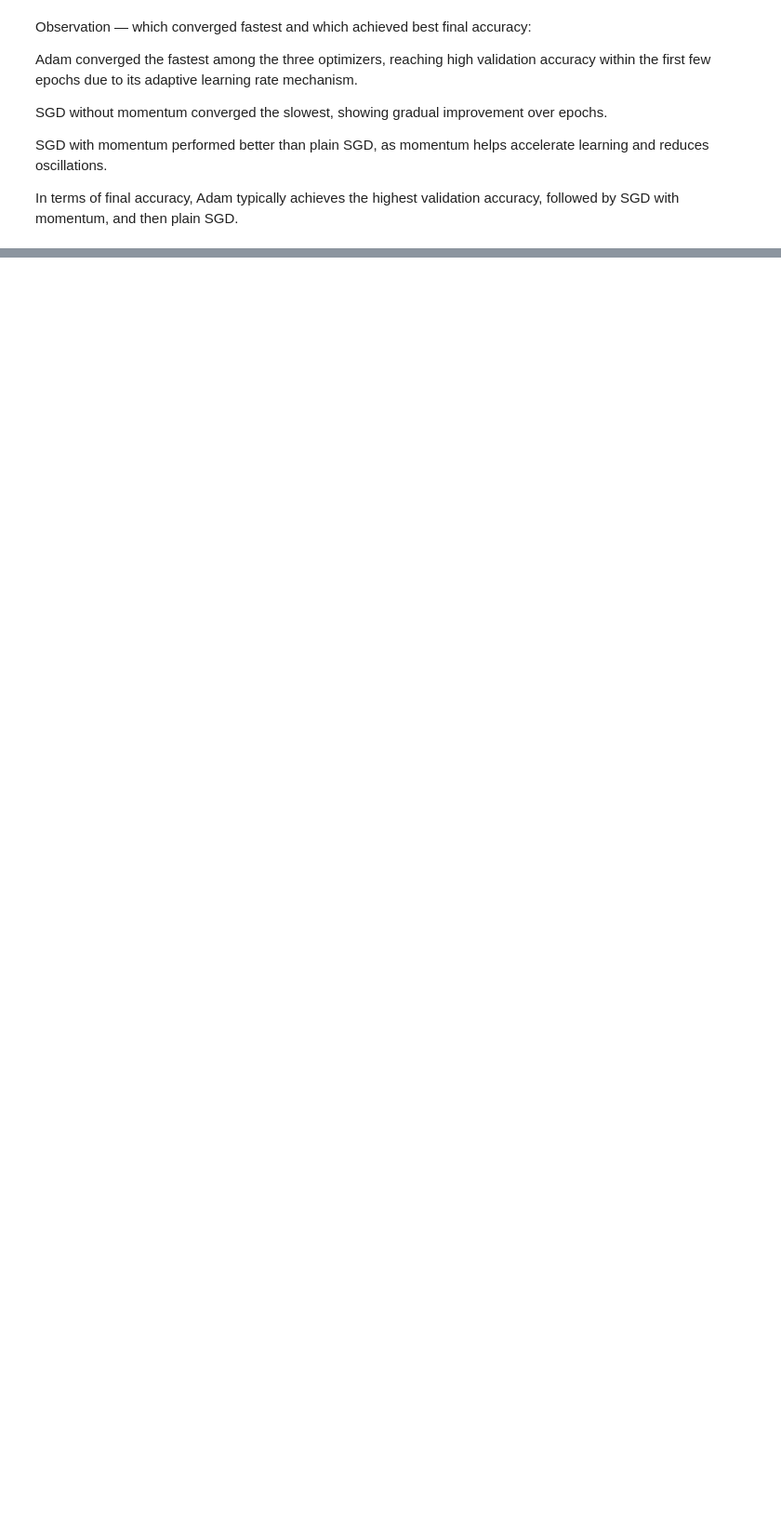
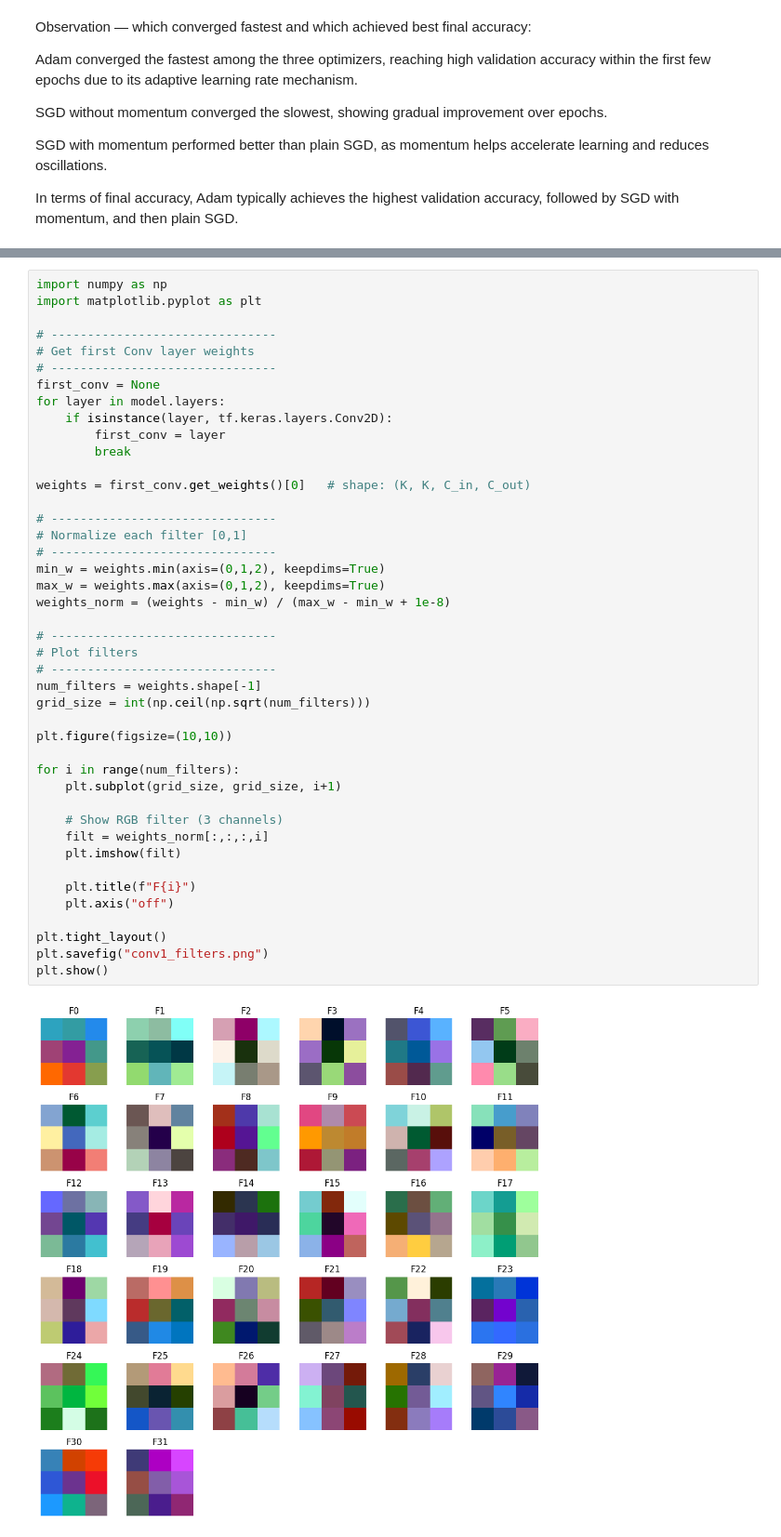
Before and after one commit to Ramnexus21/backend_1, a Jupyter notebook: CNN_lab.ipynb, the cells around one changed output, grey strips where cells are left out. Shown at 93% size. Saved outputs shown, nothing was run; the diff lists cells and outputs as text; blank space fills up the shorter version.

```diff
--- a/CNN_lab.ipynb
+++ b/CNN_lab.ipynb
@@ -1053,0 +1535,45 @@ followed by SGD with momentum, and then plain SGD.
+# %%
+import numpy as np
+import matplotlib.pyplot as plt
+
+# -------------------------------
+# Get first Conv layer weights
+# -------------------------------
+first_conv = None
+for layer in model.layers:
+    if isinstance(layer, tf.keras.layers.Conv2D):
+        first_conv = layer
+        break
+
+weights = first_conv.get_weights()[0]   # shape: (K, K, C_in, C_out)
+
+# -------------------------------
+# Normalize each filter [0,1]
+# -------------------------------
+min_w = weights.min(axis=(0,1,2), keepdims=True)
+max_w = weights.max(axis=(0,1,2), keepdims=True)
+weights_norm = (weights - min_w) / (max_w - min_w + 1e-8)
+
+# -------------------------------
+# Plot filters
+# -------------------------------
+num_filters = weights.shape[-1]
+grid_size = int(np.ceil(np.sqrt(num_filters)))
+
+plt.figure(figsize=(10,10))
+
+for i in range(num_filters):
+    plt.subplot(grid_size, grid_size, i+1)
+
+    # Show RGB filter (3 channels)
+    filt = weights_norm[:,:,:,i]
+    plt.imshow(filt)
+
+    plt.title(f"F{i}")
+    plt.axis("off")
+
+plt.tight_layout()
+plt.savefig("conv1_filters.png")
+plt.show()
+# %% [output]
+[figure, added]
```
Also changed, not shown: parts of 28 cells of this notebook.
